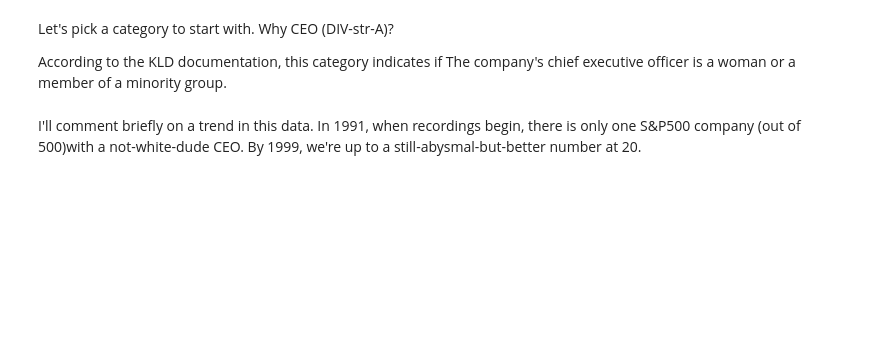
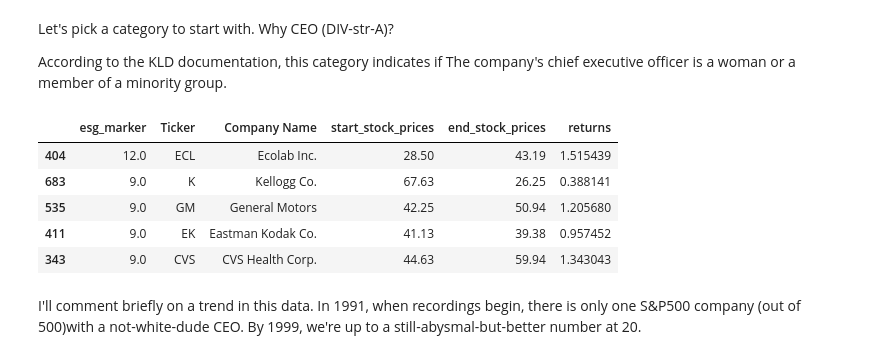
Before and after one commit to chelseatroy/fund_scale, a Jupyter notebook: data_explo/Exploring S&P Ethical Index Data.ipynb, the cells around one changed output. Cells and saved outputs as stored; diff of their text form; code cells hidden in the pictures; blank space fills up the shorter version.

```diff
--- a/data_explo/Exploring S&P Ethical Index Data.ipynb
+++ b/data_explo/Exploring S&P Ethical Index Data.ipynb
@@ -143,7 +179,14 @@ According to the KLD documentation, this category indicates if The company's chi
 # %%
 yes_end_date['returns'] = yes_end_date['end_stock_prices'] / yes_end_date['start_stock_prices']
 yes_end_date = yes_end_date.fillna(0) #any company without num_yrs_min_CEO gets 0
-yes_end_date.sort_values('num_yrs_min_CEO', ascending=False).head()
+yes_end_date.sort_values('esg_marker', ascending=False).head()
+# %% [output]
+|  | esg_marker | Ticker | Company Name | start_stock_prices | end_stock_prices | returns |
+| 404 | 12.0 | ECL | Ecolab Inc. | 28.50 | 43.19 | 1.515439 |
+| 683 | 9.0 | K | Kellogg Co. | 67.63 | 26.25 | 0.388141 |
+| 535 | 9.0 | GM | General Motors | 42.25 | 50.94 | 1.205680 |
+| 411 | 9.0 | EK | Eastman Kodak Co. | 41.13 | 39.38 | 0.957452 |
+| 343 | 9.0 | CVS | CVS Health Corp. | 44.63 | 59.94 | 1.343043 |
 # %% [markdown]
 I'll comment briefly on a trend in this data. In 1991, when recordings begin, there is only one S&P500 company (out of 500)with a not-white-dude CEO. By 1999, we're up to a still-abysmal-but-better number at 20.
 # %%
```
Also changed, not shown: parts of 16 cells of this notebook.
